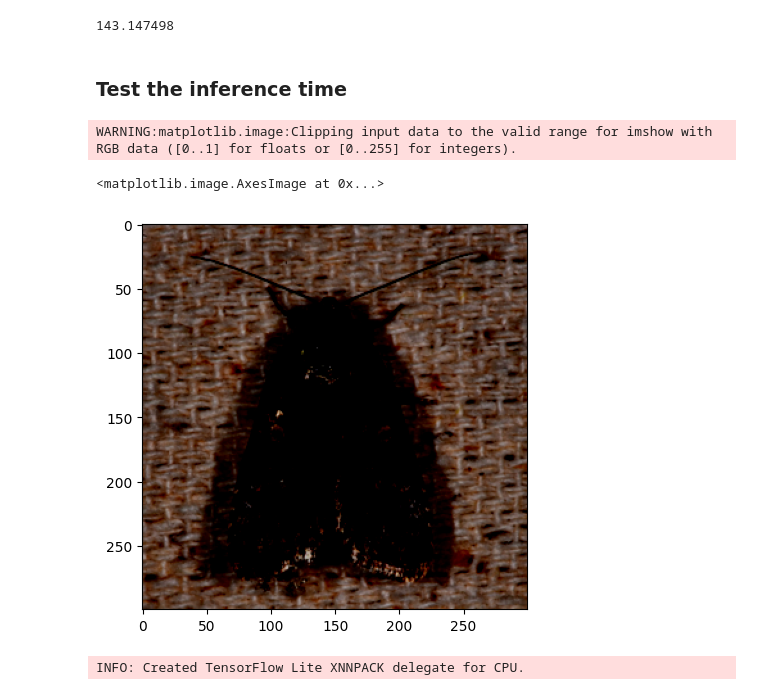
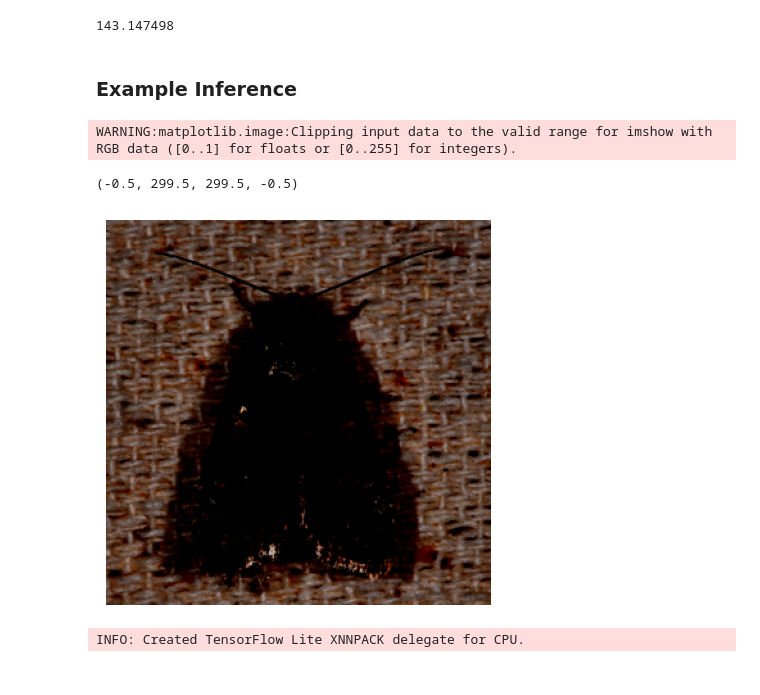
Before and after one commit to AMI-system/compress_models, a Jupyter notebook: compress_models.ipynb, the cells around one changed output. Saved outputs shown, nothing was run; the diff lists cells and outputs as text; code cells hidden in the pictures.

```diff
--- a/compress_models.ipynb
+++ b/compress_models.ipynb
@@ -211,15 +169,16 @@ os.path.getsize(PATH) / 1e6
 # %% [output]
 143.147498
 # %% [markdown]
-### Test the inference time
+### Example Inference
 # %%
 fig, axs = plt.subplots(1, 1, figsize=(5, 5))
 
 axs.imshow(img.permute(1, 2, 0))
+axs.axis('off')
 # %% [output]
 WARNING:matplotlib.image:Clipping input data to the valid range for imshow with RGB data ([0..1] for floats or [0..255] for integers).
-<matplotlib.image.AxesImage at 0x...>
+(-0.5, 299.5, 299.5, -0.5)
-[figure, old version]
+[figure, new version]
 # %%
 import datetime
 
```
Also changed, not shown: parts of 28 cells of this notebook.
